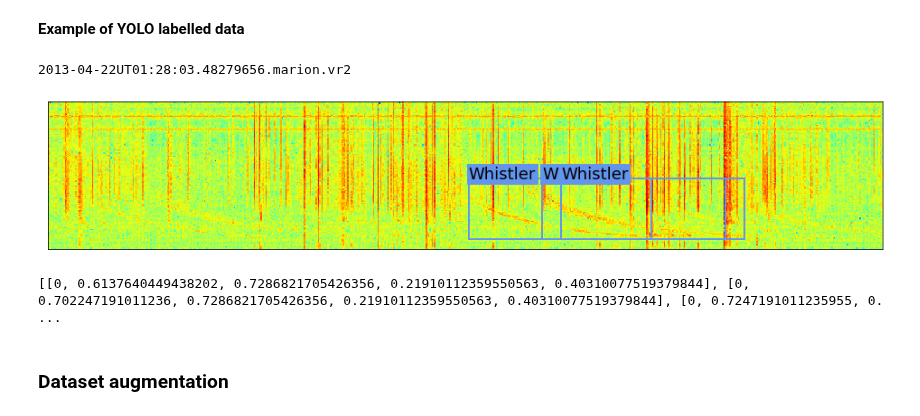
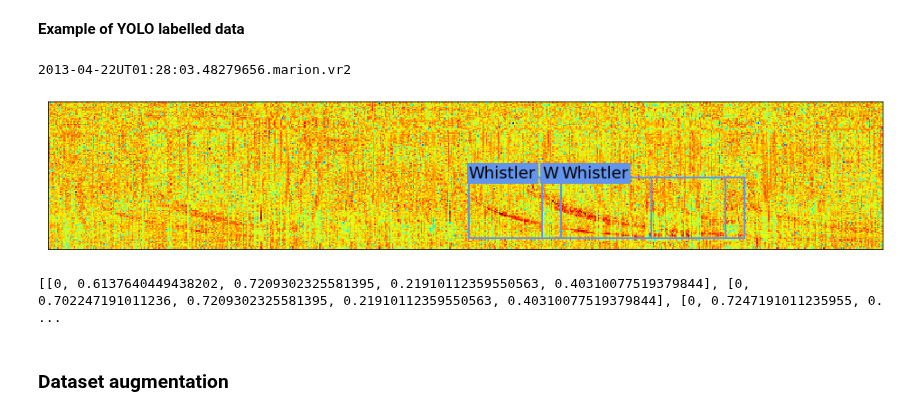
Before and after one commit to Kojey/MSc-whistler-waves-detector, a Jupyter notebook: ipy/report/chapter6_2.ipynb, the cells around one changed output. Cells and saved outputs as stored; diff of their text form; code cells hidden in the pictures.

```diff
--- a/ipy/report/chapter6_2.ipynb
+++ b/ipy/report/chapter6_2.ipynb
@@ -70,17 +70,17 @@ print('%d lablled objects in %d samples'%(cuts.sum(),len(files)))
 # %% [markdown]
 **Example of YOLO labelled data**
 # %%
-t, t_params = [None], [None]
+t, t_params = ['zscore'], [None]
 file = database.get_random_sample()
 file = '2013-04-22UT01:28:03.48279656.marion.vr2'
 print(file)
 data, labels = database.load_yolo_file(file,t, t_params)
 database.show_yolo_labelled_img(data,labels, rgb=False, noise=False, cmap='jet', font=font)
 print(labels)
 # %% [output]
 2013-04-22UT01:28:03.48279656.marion.vr2
-[figure, old version]
+[figure, new version]
-[[0, 0.6137640449438202, 0.7286821705426356, 0.21910112359550563, 0.40310077519379844], [0, 0.702247191011236, 0.7286821705426356, 0.21910112359550563, 0.40310077519379844], [0, 0.7247191011235955, 0. ...
+[[0, 0.6137640449438202, 0.7209302325581395, 0.21910112359550563, 0.40310077519379844], [0, 0.702247191011236, 0.7209302325581395, 0.21910112359550563, 0.40310077519379844], [0, 0.7247191011235955, 0. ...
 # %% [markdown]
 ### Dataset augmentation
 # %% [markdown]
```
Also changed, not shown: parts of 6 cells of this notebook, 5 other files.
